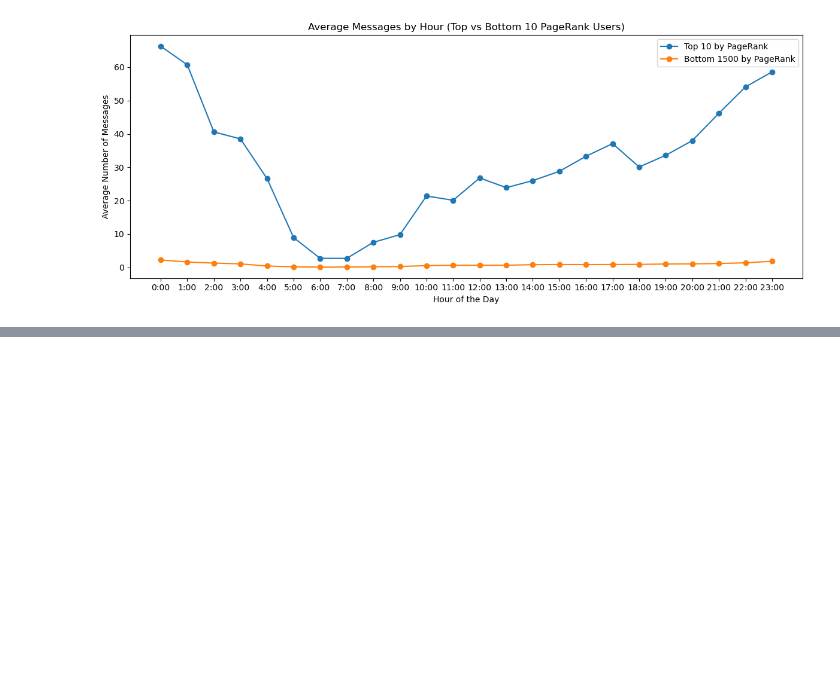
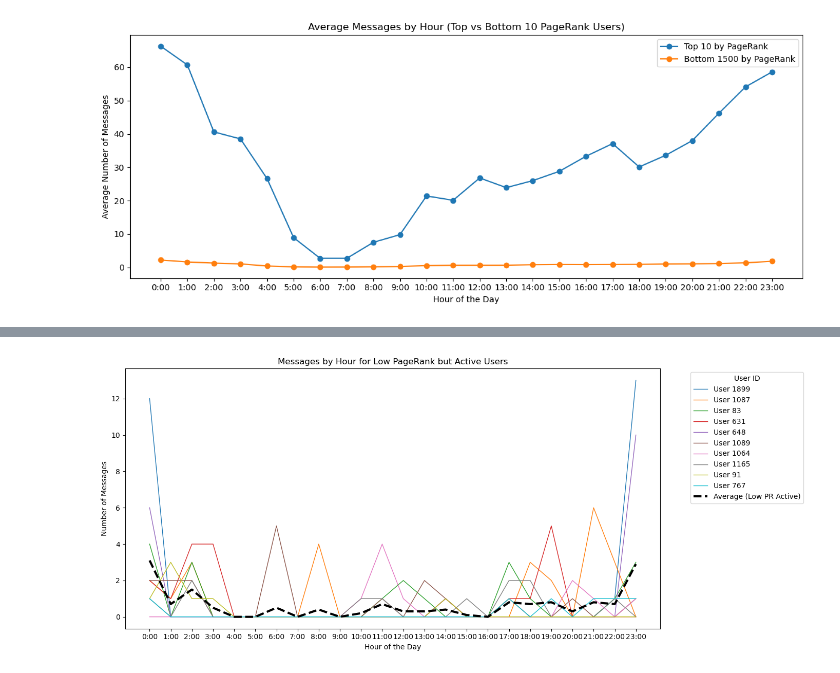
Before and after one commit to USI-Projects-Collection/DA-College_network, a Jupyter notebook: DataAnalysis.ipynb, the cells around one changed output, grey strips where cells are left out. Cells and saved outputs as stored; diff of their text form; code cells hidden in the pictures; blank space fills up the shorter version.

```diff
--- a/DataAnalysis.ipynb
+++ b/DataAnalysis.ipynb
@@ -340,0 +354,42 @@ Less important 10 users by PageRank:
+# %%
+# Calcola out-degree per ogni nodo
+out_degrees = dict(G.out_degree())
+
+# Ordina per PageRank crescente
+sorted_low_pr = sorted(pagerank.items(), key=lambda x: x[1])
+
+# Filtra bottom 20% PageRank
+bottom_20_percent = sorted_low_pr[:int(0.2 * len(pagerank))]
+
+# Tra questi, ordina per out-degree decrescente
+active_low_pr = sorted(bottom_20_percent, key=lambda x: out_degrees.get(x[0], 0), reverse=True)
+
+# Prendi i primi 10
+low_pr_active_users = [u for u, _ in active_low_pr[:10]]
+
+# Calcola distribuzioni orarie
+df_low_pr = messages_by_hour_per_user(low_pr_active_users, df)
+
+# Calcola la media oraria
+average_low_pr = df_low_pr.mean(axis=1)
+
+# Plot
+plt.figure(figsize=(14, 6))
+
+# Linee individuali
+for user in df_low_pr.columns:
+    plt.plot(range(24), df_low_pr[user], label=f'User {user}', linewidth=1)
+
+# Linea media
+plt.plot(range(24), average_low_pr, label='Average (Low PR Active)', linewidth=3, linestyle='--', color='black')
+
+plt.title('Messages by Hour for Low PageRank but Active Users')
+plt.xlabel('Hour of the Day')
+plt.ylabel('Number of Messages')
+plt.xticks(range(24), [f'{h}:00' for h in range(24)])
+plt.legend(title='User ID', bbox_to_anchor=(1.05, 1), loc='upper left')
+plt.tight_layout()
+plt.savefig('Images/low_pr_active_users_with_average.png', dpi=300)
+plt.show()
+# %% [output]
+[figure, added]
```
Also changed, not shown: parts of 5 cells of this notebook, 8 other files.
